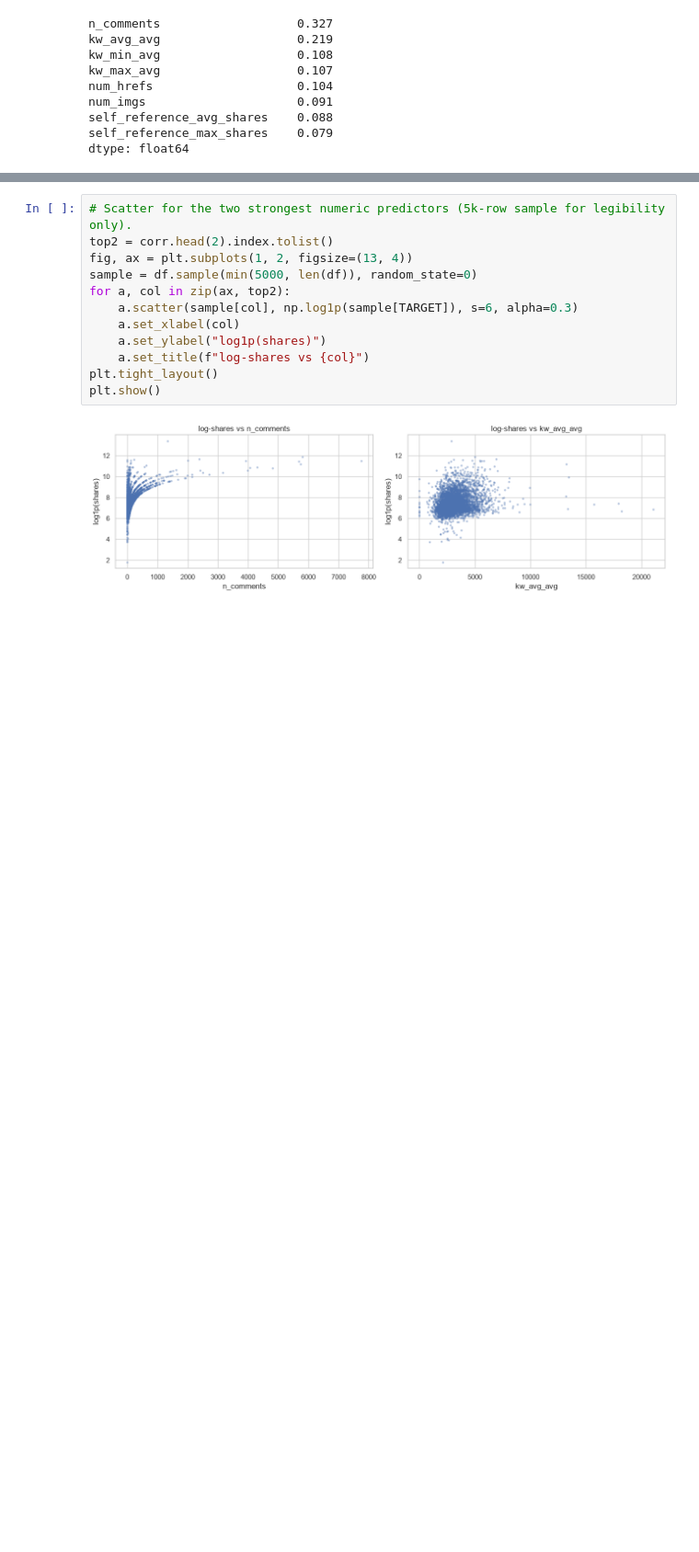
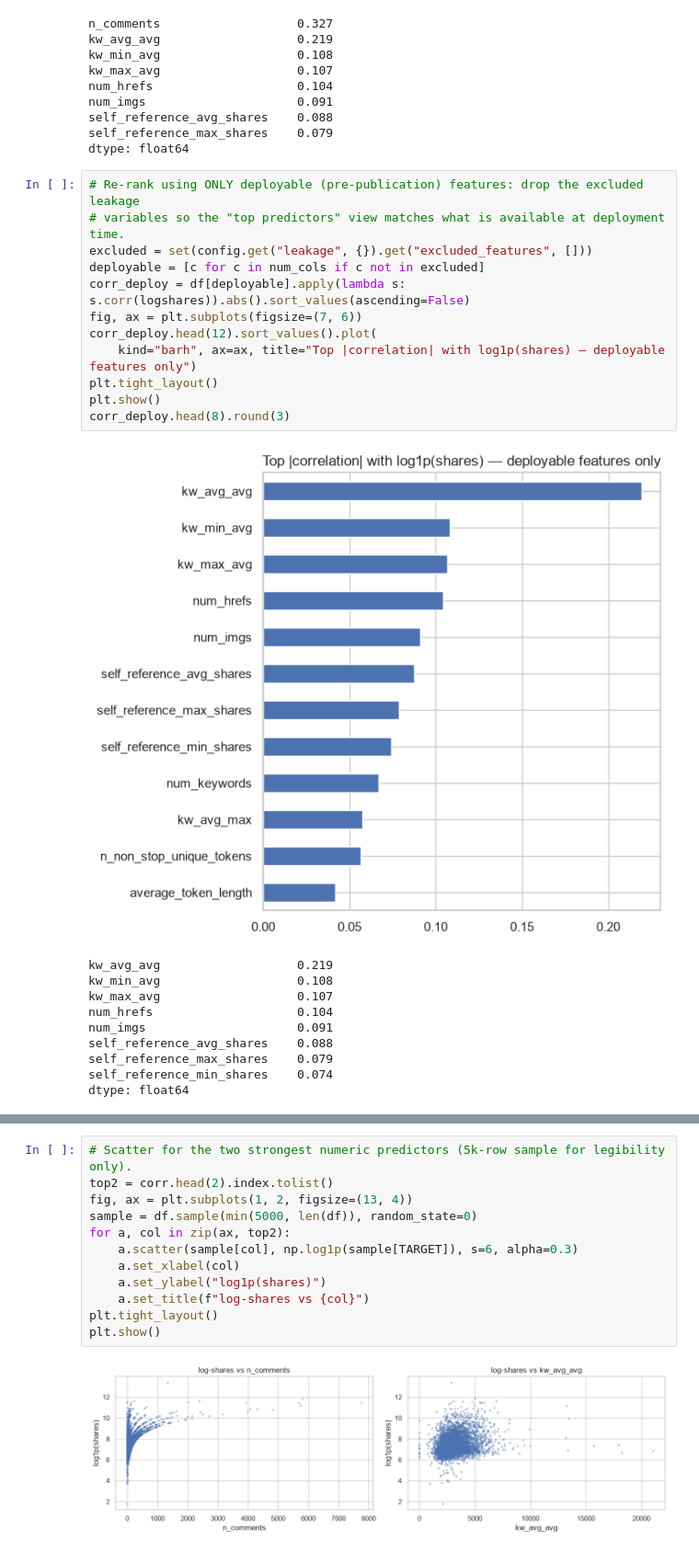
Before and after one commit to tecksiang93ai-png/Mini-Project-1, a Jupyter notebook: eda.ipynb, the cells around one changed output, grey strips where cells are left out. Shown at 92% size. Saved outputs shown, nothing was run; the diff lists cells and outputs as text; blank space fills up the shorter version.

```diff
--- a/eda.ipynb
+++ b/eda.ipynb
@@ -322,3 +343,26 @@ num_imgs                     0.091
 self_reference_avg_shares    0.088
 self_reference_max_shares    0.079
 dtype: float64
+# %%
+# Re-rank using ONLY deployable (pre-publication) features: drop the excluded leakage
+# variables so the "top predictors" view matches what is available at deployment time.
+excluded = set(config.get("leakage", {}).get("excluded_features", []))
+deployable = [c for c in num_cols if c not in excluded]
+corr_deploy = df[deployable].apply(lambda s: s.corr(logshares)).abs().sort_values(ascending=False)
+fig, ax = plt.subplots(figsize=(7, 6))
+corr_deploy.head(12).sort_values().plot(
+    kind="barh", ax=ax, title="Top |correlation| with log1p(shares) — deployable features only")
+plt.tight_layout()
+plt.show()
+corr_deploy.head(8).round(3)
+# %% [output]
+[figure, added]
+kw_avg_avg                   0.219
+kw_min_avg                   0.108
+kw_max_avg                   0.107
+num_hrefs                    0.104
+num_imgs                     0.091
+self_reference_avg_shares    0.088
+self_reference_max_shares    0.079
+self_reference_min_shares    0.074
+dtype: float64
```
Also changed, not shown: parts of 14 cells of this notebook, 14 other files.
